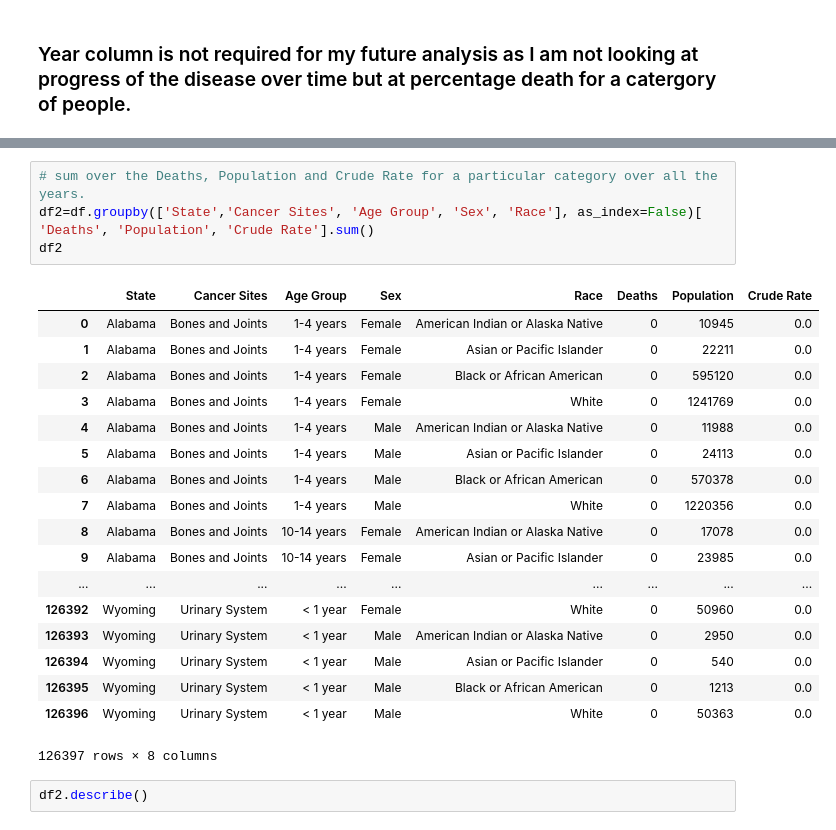
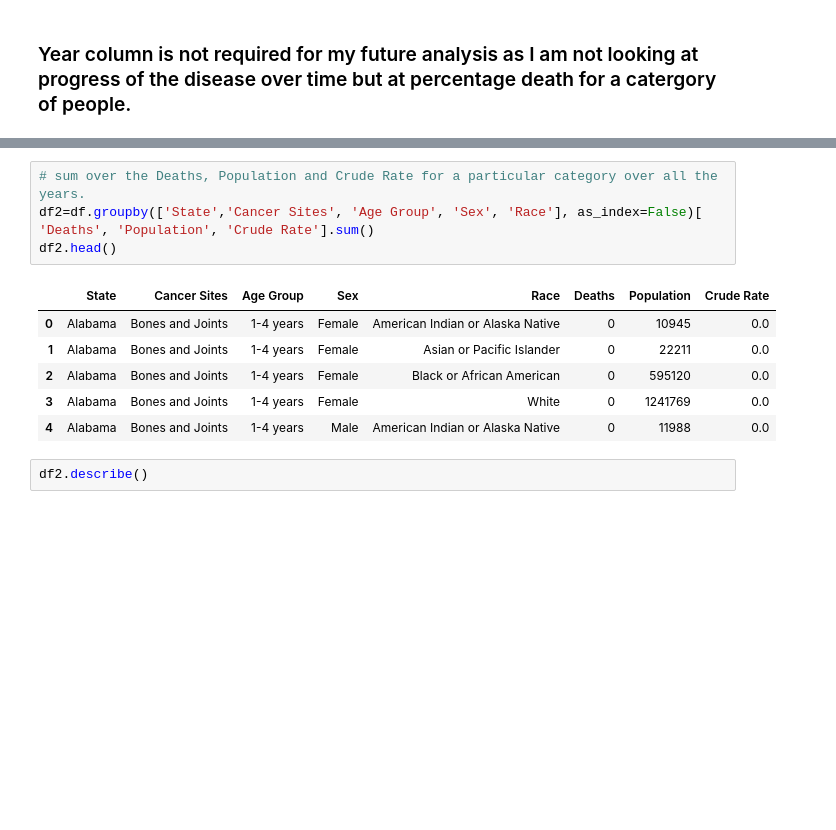
Before and after one commit to Jenny-Ag/Capstone_I, a Jupyter notebook: Capstone_project_I_Milestone_Report.ipynb, the cells around one changed output, grey strips where cells are left out. Saved outputs shown, nothing was run; the diff lists cells and outputs as text; blank space fills up the shorter version.

```diff
--- a/Capstone_project_I_Milestone_Report.ipynb
+++ b/Capstone_project_I_Milestone_Report.ipynb
@@ -137,26 +125,14 @@ df1
 # %%
 # sum over the Deaths, Population and Crude Rate for a particular category over all the years.
 df2=df.groupby(['State','Cancer Sites', 'Age Group', 'Sex', 'Race'], as_index=False)[ 'Deaths', 'Population', 'Crude Rate'].sum()
-df2
+df2.head()
 # %% [output]
 |  | State | Cancer Sites | Age Group | Sex | Race | Deaths | Population | Crude Rate |
 | 0 | Alabama | Bones and Joints | 1-4 years | Female | American Indian or Alaska Native | 0 | 10945 | 0.0 |
 | 1 | Alabama | Bones and Joints | 1-4 years | Female | Asian or Pacific Islander | 0 | 22211 | 0.0 |
 | 2 | Alabama | Bones and Joints | 1-4 years | Female | Black or African American | 0 | 595120 | 0.0 |
 | 3 | Alabama | Bones and Joints | 1-4 years | Female | White | 0 | 1241769 | 0.0 |
 | 4 | Alabama | Bones and Joints | 1-4 years | Male | American Indian or Alaska Native | 0 | 11988 | 0.0 |
-| 5 | Alabama | Bones and Joints | 1-4 years | Male | Asian or Pacific Islander | 0 | 24113 | 0.0 |
-| 6 | Alabama | Bones and Joints | 1-4 years | Male | Black or African American | 0 | 570378 | 0.0 |
-| 7 | Alabama | Bones and Joints | 1-4 years | Male | White | 0 | 1220356 | 0.0 |
-| 8 | Alabama | Bones and Joints | 10-14 years | Female | American Indian or Alaska Native | 0 | 17078 | 0.0 |
-| 9 | Alabama | Bones and Joints | 10-14 years | Female | Asian or Pacific Islander | 0 | 23985 | 0.0 |
-| ... | ... | ... | ... | ... | ... | ... | ... | ... |
-| 126392 | Wyoming | Urinary System | < 1 year | Female | White | 0 | 50960 | 0.0 |
-| 126393 | Wyoming | Urinary System | < 1 year | Male | American Indian or Alaska Native | 0 | 2950 | 0.0 |
-| 126394 | Wyoming | Urinary System | < 1 year | Male | Asian or Pacific Islander | 0 | 540 | 0.0 |
-| 126395 | Wyoming | Urinary System | < 1 year | Male | Black or African American | 0 | 1213 | 0.0 |
-| 126396 | Wyoming | Urinary System | < 1 year | Male | White | 0 | 50363 | 0.0 |
-126397 rows × 8 columns
 # %%
 df2.describe()
 # %% [output]
```
Also changed, not shown: parts of 4 cells of this notebook, 1 other file.
